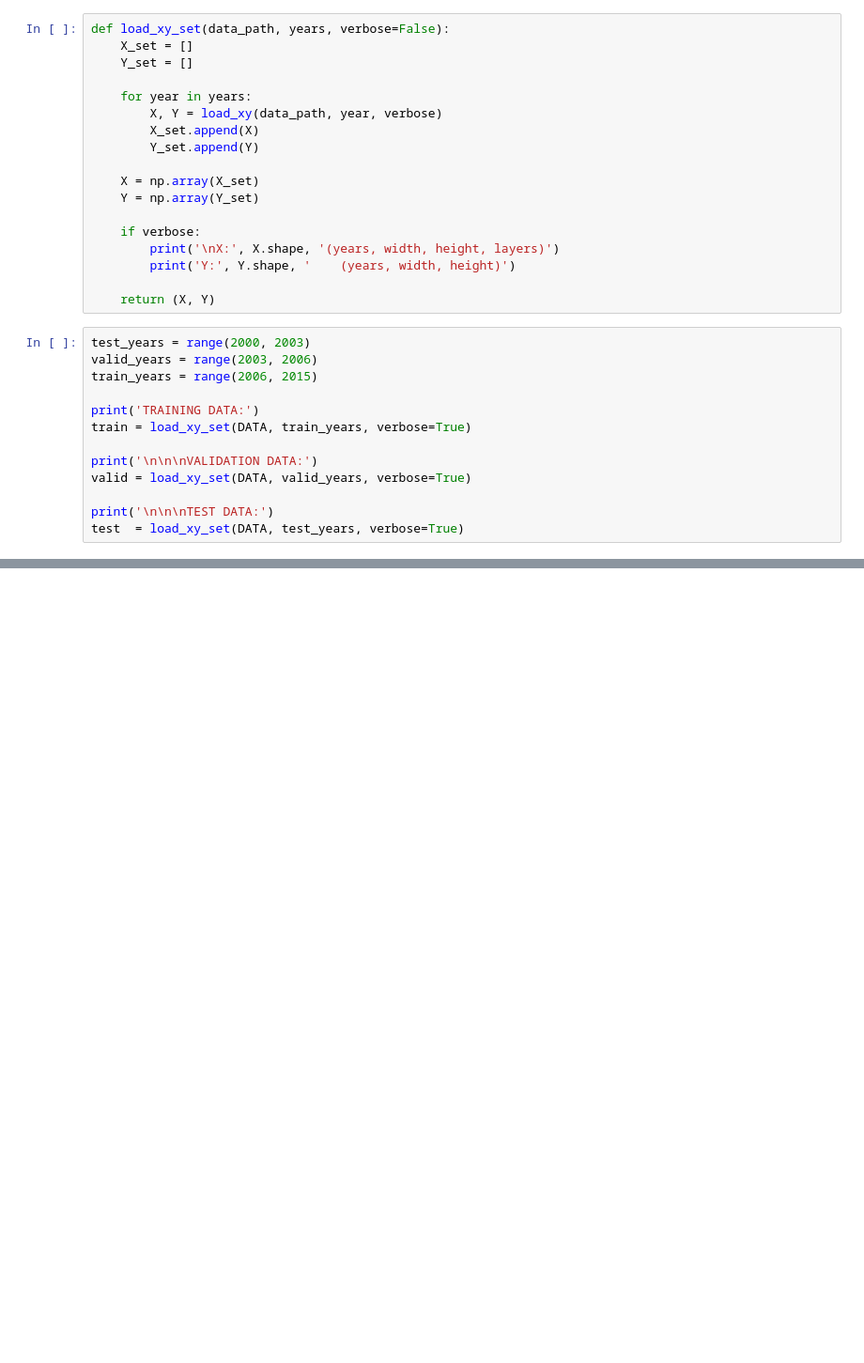
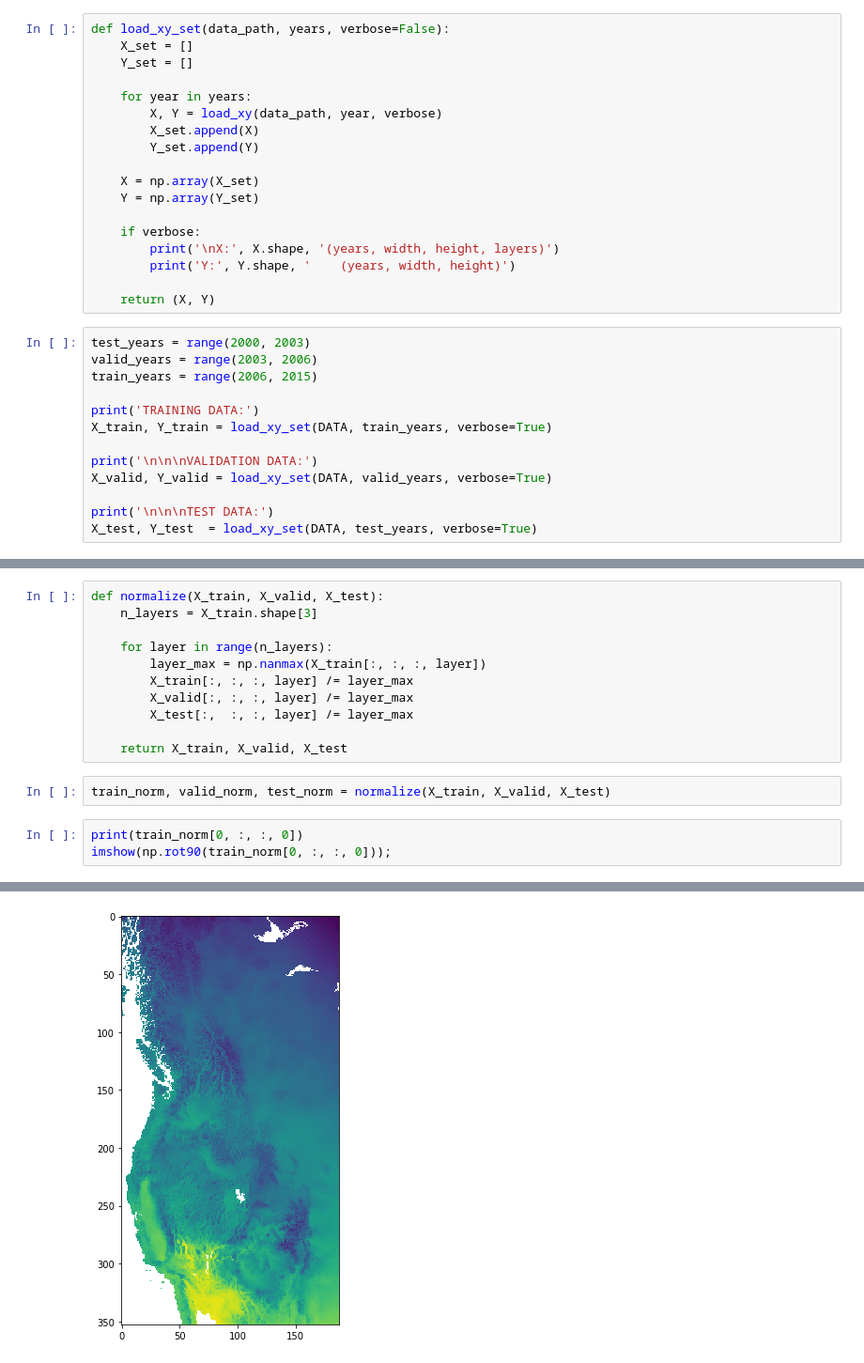
Before and after one commit to dongmeic/SDM, a Jupyter notebook: python/models/conv_net.py.ipynb, the cells around one changed output, grey strips where cells are left out. Shown at 94% size. Drawn from its saved outputs; the diff is of its cells as text; blank space fills up the shorter version.

```diff
--- a/python/models/conv_net.py.ipynb
+++ b/python/models/conv_net.py.ipynb
@@ -85,13 +92,13 @@ valid_years = range(2003, 2006)
 train_years = range(2006, 2015)
 
 print('TRAINING DATA:')
-train = load_xy_set(DATA, train_years, verbose=True)
+X_train, Y_train = load_xy_set(DATA, train_years, verbose=True)
 
 print('\n\n\nVALIDATION DATA:')
-valid = load_xy_set(DATA, valid_years, verbose=True)
+X_valid, Y_valid = load_xy_set(DATA, valid_years, verbose=True)
 
 print('\n\n\nTEST DATA:')
-test  = load_xy_set(DATA, test_years, verbose=True)
+X_test, Y_test  = load_xy_set(DATA, test_years, verbose=True)
 # %% [output]
 TRAINING DATA:
 
@@ -127,3 +134,20 @@ The output X will be of shape:<br/>
 
 
 However, because the data sets are too large to hold in memory, create instead, a function to create a random mini-batch instead, where `m` is the `batch_size`.
+# %%
+def normalize(X_train, X_valid, X_test):
+    n_layers = X_train.shape[3]
+
+    for layer in range(n_layers):
+        layer_max = np.nanmax(X_train[:, :, :, layer])
+        X_train[:, :, :, layer] /= layer_max
+        X_valid[:, :, :, layer] /= layer_max
+        X_test[:,  :, :, layer] /= layer_max
+
+    return X_train, X_valid, X_test
+# %%
+train_norm, valid_norm, test_norm = normalize(X_train, X_valid, X_test)
+# %%
+print(train_norm[0, :, :, 0])
+imshow(np.rot90(train_norm[0, :, :, 0]));
+# %% [output]
@@ -129,0 +167 @@ However, because the data sets are too large to hold in memory, create instead,
+[figure, added]
```
Also changed, not shown: parts of 18 cells of this notebook.
